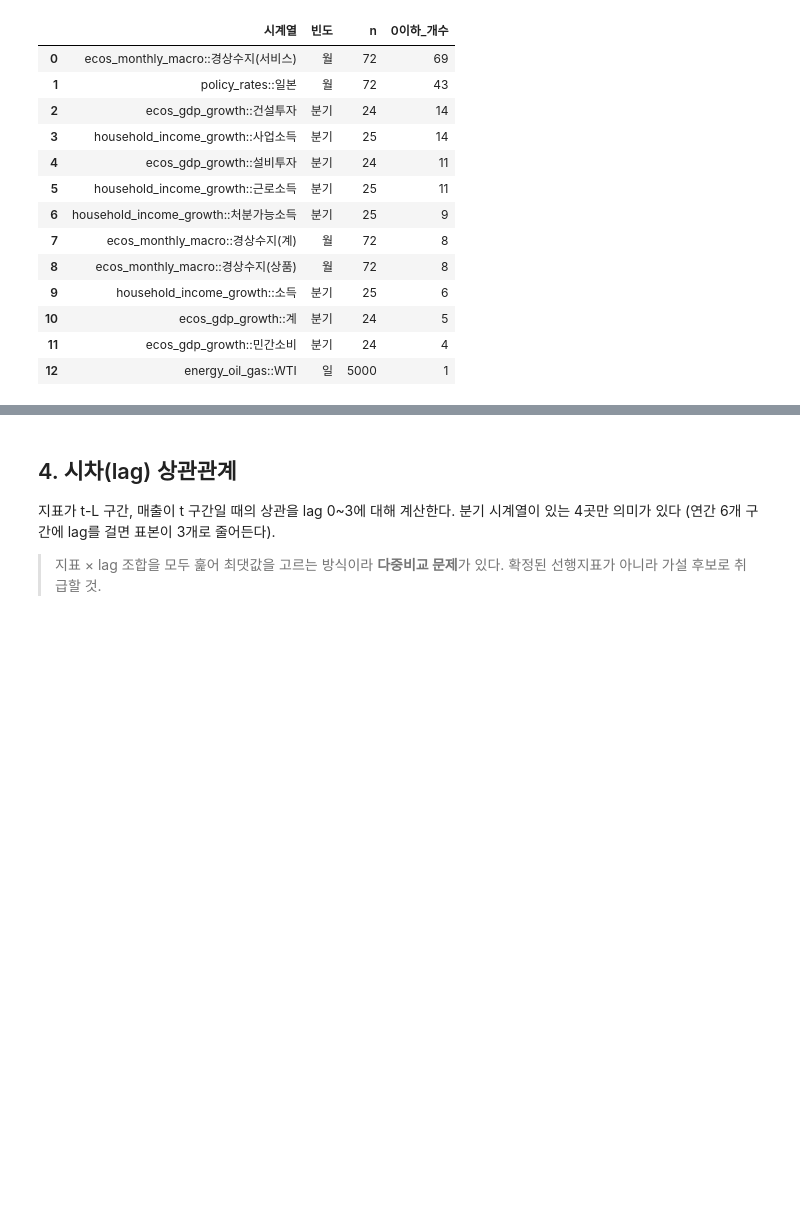
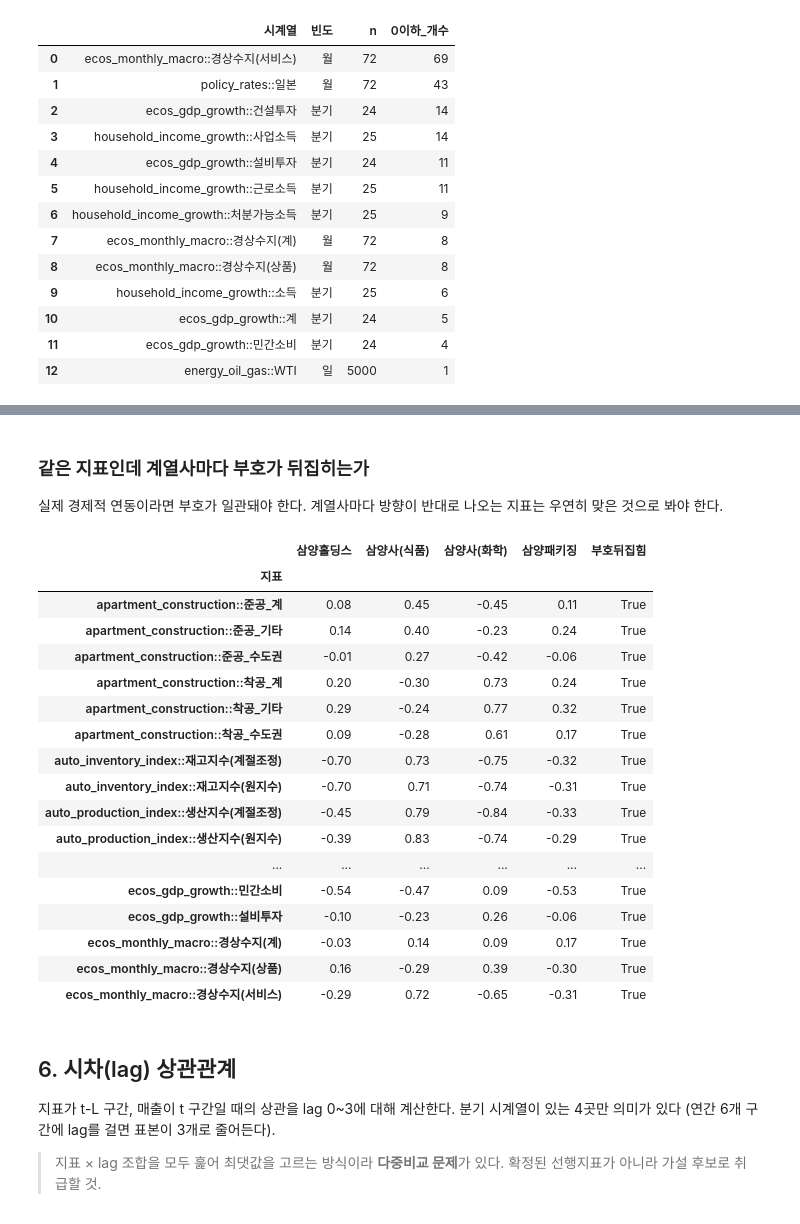
Before and after one commit to Mandu-DreamB/Food_Company_Sales, a Jupyter notebook: mandu/Eda/affiliates_correlation.ipynb, the cells around one changed output, grey strips where cells are left out. Saved outputs shown, nothing was run; the diff lists cells and outputs as text; code cells hidden in the pictures; blank space fills up the shorter version.

```diff
--- a/mandu/Eda/affiliates_correlation.ipynb
+++ b/mandu/Eda/affiliates_correlation.ipynb
@@ -359,5 +551,36 @@ for label in results:
+# %% [markdown]
+### 같은 지표인데 계열사마다 부호가 뒤집히는가
+
+실제 경제적 연동이라면 부호가 일관돼야 한다. 계열사마다 방향이 반대로 나오는 지표는
+우연히 맞은 것으로 봐야 한다.
+# %%
+wide = pd.concat(
+    {label: df.set_index("지표")["YoY_r"] for label, df in detail.items()}, axis=1
+)
+flip = wide.dropna(thresh=3)
+flip = flip[(flip > 0).sum(axis=1).between(1, len(flip.columns) - 1)]
+flip.assign(부호뒤집힘=True).sort_index().head(20)
+# %% [output]
+|  | 삼양홀딩스 | 삼양사(식품) | 삼양사(화학) | 삼양패키징 | 부호뒤집힘 |
+| 지표 |  |  |  |  |  |
+| apartment_construction::준공_계 | 0.08 | 0.45 | -0.45 | 0.11 | True |
+| apartment_construction::준공_기타 | 0.14 | 0.40 | -0.23 | 0.24 | True |
+| apartment_construction::준공_수도권 | -0.01 | 0.27 | -0.42 | -0.06 | True |
+| apartment_construction::착공_계 | 0.20 | -0.30 | 0.73 | 0.24 | True |
+| apartment_construction::착공_기타 | 0.29 | -0.24 | 0.77 | 0.32 | True |
+| apartment_construction::착공_수도권 | 0.09 | -0.28 | 0.61 | 0.17 | True |
+| auto_inventory_index::재고지수(계절조정) | -0.70 | 0.73 | -0.75 | -0.32 | True |
+| auto_inventory_index::재고지수(원지수) | -0.70 | 0.71 | -0.74 | -0.31 | True |
+| auto_production_index::생산지수(계절조정) | -0.45 | 0.79 | -0.84 | -0.33 | True |
+| auto_production_index::생산지수(원지수) | -0.39 | 0.83 | -0.74 | -0.29 | True |
+| ... | ... | ... | ... | ... | ... |
+| ecos_gdp_growth::민간소비 | -0.54 | -0.47 | 0.09 | -0.53 | True |
+| ecos_gdp_growth::설비투자 | -0.10 | -0.23 | 0.26 | -0.06 | True |
+| ecos_monthly_macro::경상수지(계) | -0.03 | 0.14 | 0.09 | 0.17 | True |
+| ecos_monthly_macro::경상수지(상품) | 0.16 | -0.29 | 0.39 | -0.30 | True |
+| ecos_monthly_macro::경상수지(서비스) | -0.29 | 0.72 | -0.65 | -0.31 | True |
 # %% [markdown]
-## 4. 시차(lag) 상관관계
+## 6. 시차(lag) 상관관계
 
 지표가 t-L 구간, 매출이 t 구간일 때의 상관을 lag 0~3에 대해 계산한다.
 분기 시계열이 있는 4곳만 의미가 있다 (연간 6개 구간에 lag를 걸면 표본이 3개로 줄어든다).
```
Also changed, not shown: parts of 15 cells of this notebook, 2 other files.
